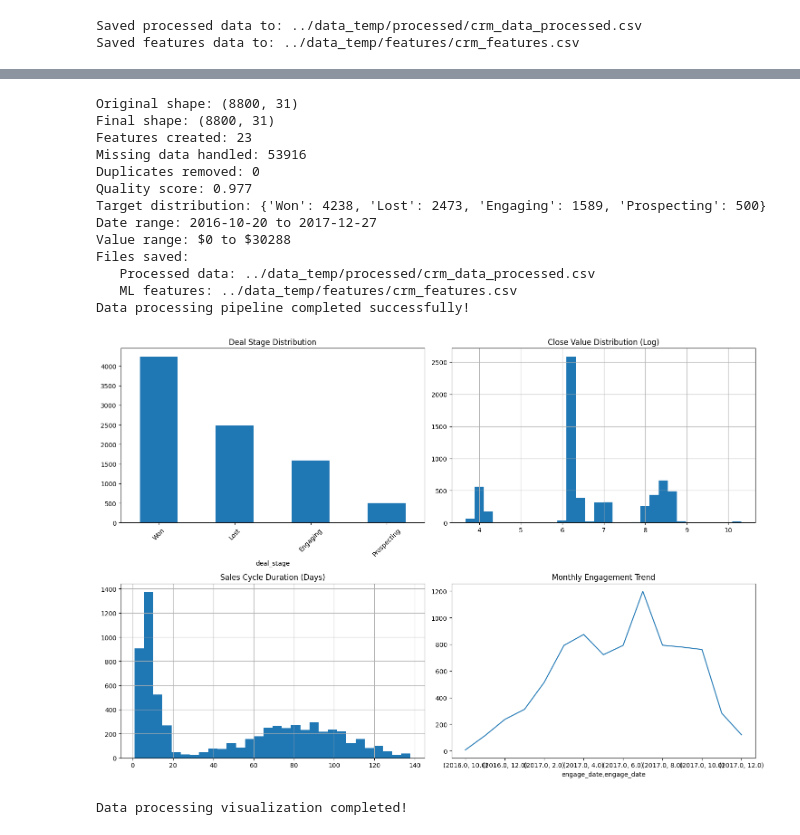
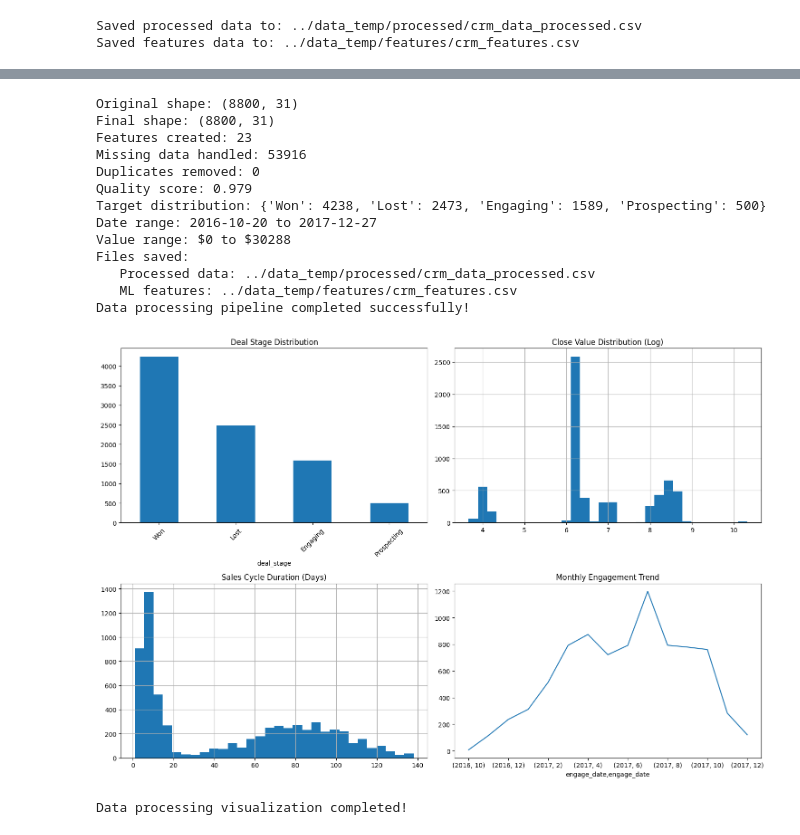
Before and after one commit to VRabinin/mlops-zoomcamp-project, a Jupyter notebook: notebooks/01_data_processing_pipeline.ipynb, the cells around one changed output, grey strips where cells are left out. Saved outputs shown, nothing was run; the diff lists cells and outputs as text; code cells hidden in the pictures.

```diff
--- a/notebooks/01_data_processing_pipeline.ipynb
+++ b/notebooks/01_data_processing_pipeline.ipynb
@@ -279,11 +278,11 @@ stage_order = {
 }
 df_features1['deal_stage_order'] = df_features1['deal_stage'].map(stage_order)
 
-# Create binary features for deal status
-df_features1['is_closed'] = df_features1['deal_stage'].isin(['Won', 'Lost'])
-df_features1['is_won'] = df_features1['deal_stage'] == 'Won'
-df_features1['is_lost'] = df_features1['deal_stage'] == 'Lost'
-df_features1['is_open'] = ~df_features1['is_closed']
+# Create binary features for deal status using 1 and 0
+df_features1['is_closed'] = df_features1['deal_stage'].isin(['Won', 'Lost']).astype(int)
+df_features1['is_won'] = (df_features1['deal_stage'] == 'Won').astype(int)
+df_features1['is_lost'] = (df_features1['deal_stage'] == 'Lost').astype(int)
+df_features1['is_open'] = (1 - df_features1['is_closed']).astype(int)
 
 print("Deal stage features created")
 print(f"Deal status distribution:")
@@ -291,6 +290,7 @@ print(f"   Closed deals: {df_features1['is_closed'].sum()}")
 print(f"   Won deals: {df_features1['is_won'].sum()}")
 print(f"   Lost deals: {df_features1['is_lost'].sum()}")
 print(f"   Open deals: {df_features1['is_open'].sum()}")
+df_features1.head()
 # %% [output]
 Deal stage features created
 Deal status distribution:
@@ -322,7 +328,7 @@ agent_counts = df_features3['sales_agent'].value_counts()
 df_features3['agent_opportunity_count'] = df_features3['sales_agent'].map(agent_counts)
 
 # Agent performance metrics (for closed deals)
-agent_performance = df_features3[df_features3['is_closed']].groupby('sales_agent').agg({
+agent_performance = df_features3[df_features3['is_closed']==1].groupby('sales_agent').agg({
     'is_won': ['mean', 'sum'],
     'close_value': ['mean', 'sum'],
     'opportunity_id': 'count'
@@ -469,10 +475,10 @@ if missing_after_join > 0:
 # Account frequency (repeat customers)
 account_counts = df_features7['account'].value_counts()
 df_features7['account_frequency'] = df_features7['account'].map(account_counts)
-df_features7['is_repeat_account'] = df_features7['account_frequency'] > 1
+df_features7['is_repeat_account'] = (df_features7['account_frequency'] > 1).astype(int)
 
 # Account performance
-account_performance = df_features7[df_features7['is_closed']].groupby('account').agg({
+account_performance = df_features7[df_features7['is_closed']==1].groupby('account').agg({
     'is_won': 'mean',
     'close_value': 'sum',
     'opportunity_id': 'count'
@@ -782,7 +812,7 @@ Final shape: (8800, 31)
 Features created: 23
 Missing data handled: 53916
 Duplicates removed: 0
-Quality score: 0.977
+Quality score: 0.979
 Target distribution: {'Won': 4238, 'Lost': 2473, 'Engaging': 1589, 'Prospecting': 500}
 Date range: 2016-10-20 to 2017-12-27
 Value range: $0 to $30288
@@ -793,25 +823,27 @@ Data processing pipeline completed successfully!
 # %%
 # Quick visualization of key metrics
 fig, axes = plt.subplots(2, 2, figsize=(15, 10))
 
 # Deal stage distribution
 df_processed['deal_stage'].value_counts().plot(kind='bar', ax=axes[0,0], title='Deal Stage Distribution')
 axes[0,0].tick_params(axis='x', rotation=45)
 
 # Close value distribution (log scale)
 df_processed[df_processed['close_value'] > 0]['close_value_log'].hist(bins=30, ax=axes[0,1] ).set_title('Close Value Distribution (Log)')
 
 # Sales cycle duration
 df_processed[df_processed['sales_cycle_days'].notna()]['sales_cycle_days'].hist(bins=30, ax=axes[1,0]).set_title('Sales Cycle Duration (Days)')
 
+df_engaged = df_processed[df_processed['engage_date'].notna()]
+
 # Monthly engagement trend
-monthly_engagement = df_processed.groupby([df_processed['engage_date'].dt.year, df_processed['engage_date'].dt.month]).size()
+monthly_engagement = df_engaged.groupby([df_engaged['engage_date'].dt.year.astype(int), df_engaged['engage_date'].dt.month.astype(int)]).size()
 monthly_engagement.plot(ax=axes[1,1], title='Monthly Engagement Trend')
 
 plt.tight_layout()
 plt.show()
 
 print("Data processing visualization completed!")
 # %% [output]
-[figure, old version]
+[figure, new version]
 Data processing visualization completed!
```
Also changed, not shown: parts of 13 cells of this notebook, 13 other files.
